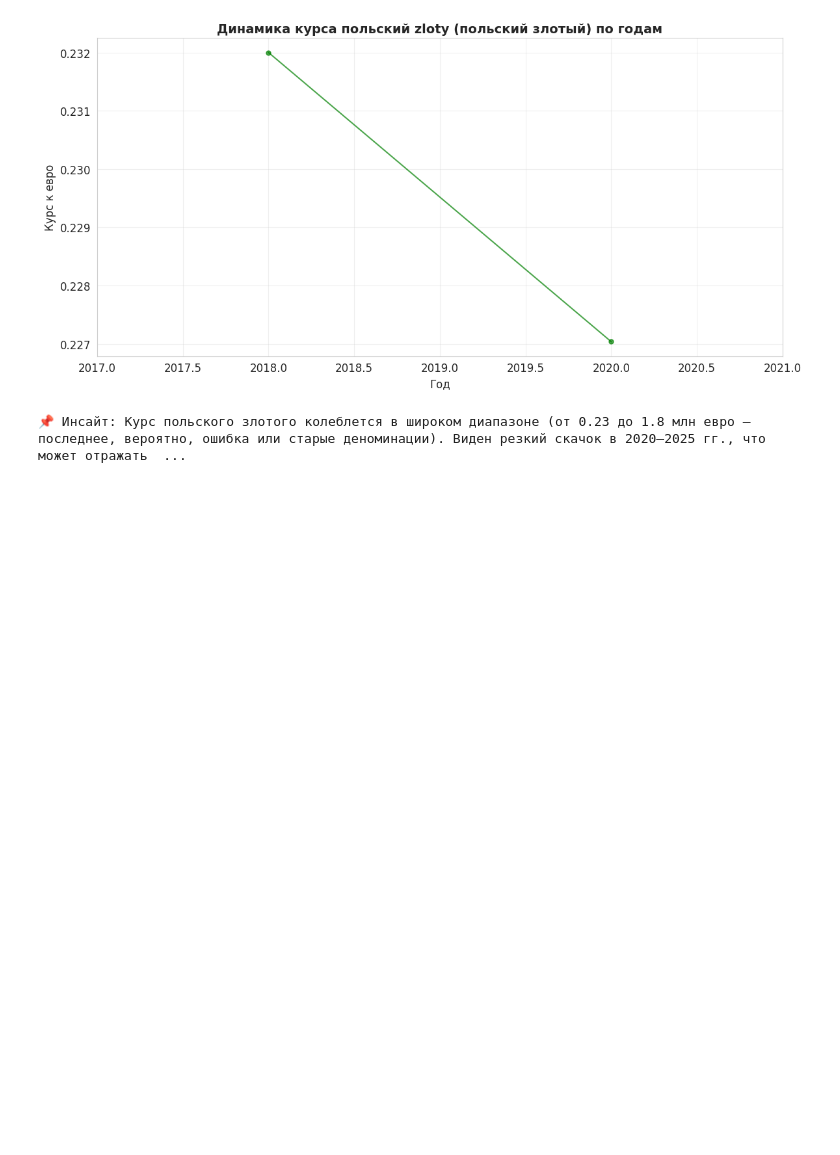
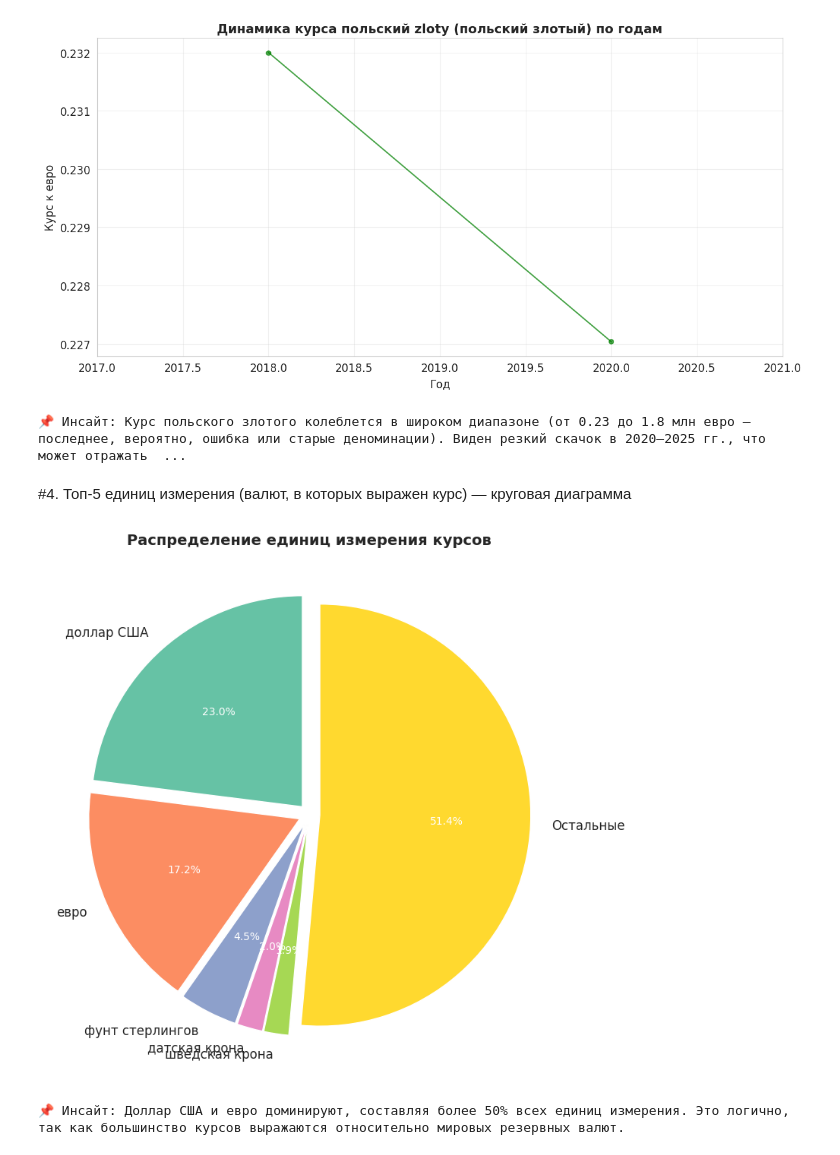
Before and after one commit to cathrineq/python-ai-Tarasova-Kate, a Jupyter notebook: notebooks/week3_visualization.ipynb, the cells around one changed output. Cells and saved outputs as stored; diff of their text form; code cells hidden in the pictures; blank space fills up the shorter version.

```diff
--- a/notebooks/week3_visualization.ipynb
+++ b/notebooks/week3_visualization.ipynb
@@ -293,3 +293,26 @@ print("📌 Инсайт: Курс польского злотого колеб
 # %% [output]
 [figure]
 📌 Инсайт: Курс польского злотого колеблется в широком диапазоне (от 0.23 до 1.8 млн евро — последнее, вероятно, ошибка или старые деноминации). Виден резкий скачок в 2020–2025 гг., что может отражать  ...
+# %% [markdown]
+#4. Топ-5 единиц измерения (валют, в которых выражен курс) — круговая диаграмма
+# %%
+# Визуализация 4: Распределение единиц измерения (unit)
+top_units = df_rates['unit'].value_counts().head(5)
+other = df_rates['unit'].value_counts().iloc[5:].sum()
+top_units['Остальные'] = other
+
+fig, ax = plt.subplots(figsize=(8, 8))
+colors = sns.color_palette('Set2', n_colors=len(top_units))
+wedges, texts, autotexts = ax.pie(top_units, labels=top_units.index, autopct='%1.1f%%',
+                                   colors=colors, startangle=90, explode=[0.05]*len(top_units))
+for autotext in autotexts:
+    autotext.set_color('white')
+    autotext.set_fontsize(10)
+ax.set_title('Распределение единиц измерения курсов', fontsize=14, fontweight='bold')
+plt.tight_layout()
+plt.show()
+
+print("📌 Инсайт: Доллар США и евро доминируют, составляя более 50% всех единиц измерения. Это логично, так как большинство курсов выражаются относительно мировых резервных валют.")
+# %% [output]
+[figure, added]
+📌 Инсайт: Доллар США и евро доминируют, составляя более 50% всех единиц измерения. Это логично, так как большинство курсов выражаются относительно мировых резервных валют.
```
Also changed, not shown: parts of 8 cells of this notebook.
